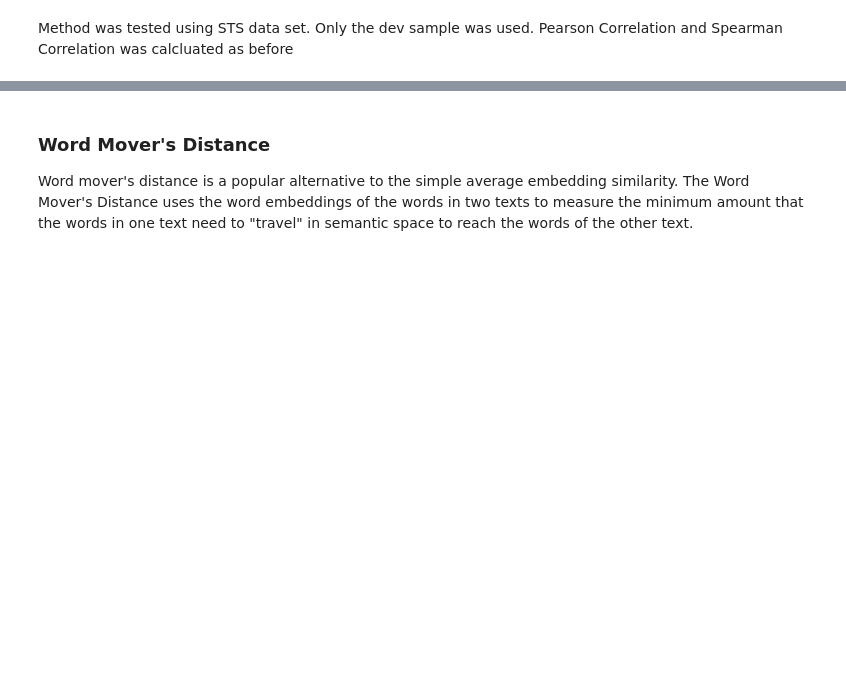
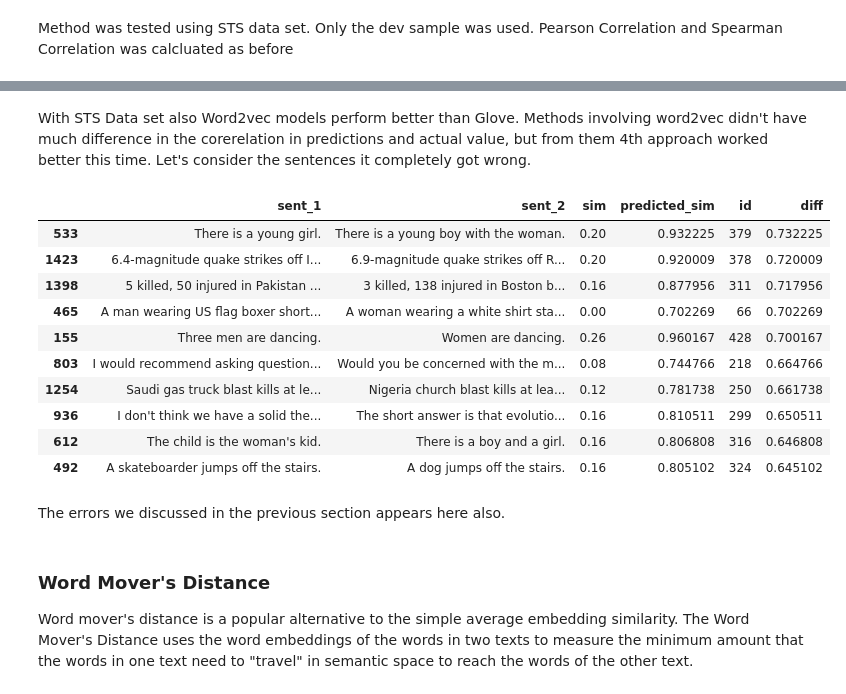
Before and after one commit to TharinduDR/Simple-Sentence-Similarity, a Jupyter notebook: Sentence Similarity.ipynb, the cells around one changed output, grey strips where cells are left out. Drawn from its saved outputs; the diff is of its cells as text; code cells hidden in the pictures; blank space fills up the shorter version.

Commit message:
005: Further Data Analysis

```diff
--- a/Sentence Similarity.ipynb
+++ b/Sentence Similarity.ipynb
@@ -164,3 +195,30 @@ for i in range(0, 8):
+# %% [markdown]
+With STS Data set also Word2vec models perform better than Glove. Methods involving word2vec didn't have much difference in the corerelation in predictions and actual value, but from them 4th approach worked better this time. Let's consider the sentences it completely got wrong.
+# %%
+import math
+import numpy as np
+
+sims, topic = run_experiment(sts_dev, benchmarks[3])
+sts_dev['predicted_sim'] = pd.Series(sims).values
+
+sts_dev["diff"] = np.sqrt((sts_dev["predicted_sim"] - sts_dev["sim"])**2)
+
+sts_dev = sts_dev.sort_values("diff", ascending=False)
+sts_dev[:10]
+# %% [output]
+|  | sent_1 | sent_2 | sim | predicted_sim | id | diff |
+| 533 | There is a young girl. | There is a young boy with the woman. | 0.20 | 0.932225 | 379 | 0.732225 |
+| 1423 | 6.4-magnitude quake strikes off I... | 6.9-magnitude quake strikes off R... | 0.20 | 0.920009 | 378 | 0.720009 |
+| 1398 | 5 killed, 50 injured in Pakistan ... | 3 killed, 138 injured in Boston b... | 0.16 | 0.877956 | 311 | 0.717956 |
+| 465 | A man wearing US flag boxer short... | A woman wearing a white shirt sta... | 0.00 | 0.702269 | 66 | 0.702269 |
+| 155 | Three men are dancing. | Women are dancing. | 0.26 | 0.960167 | 428 | 0.700167 |
+| 803 | I would recommend asking question... | Would you be concerned with the m... | 0.08 | 0.744766 | 218 | 0.664766 |
+| 1254 | Saudi gas truck blast kills at le... | Nigeria church blast kills at lea... | 0.12 | 0.781738 | 250 | 0.661738 |
+| 936 | I don't think we have a solid the... | The short answer is that evolutio... | 0.16 | 0.810511 | 299 | 0.650511 |
+| 612 | The child is the woman's kid. | There is a boy and a girl. | 0.16 | 0.806808 | 316 | 0.646808 |
+| 492 | A skateboarder jumps off the stairs. | A dog jumps off the stairs. | 0.16 | 0.805102 | 324 | 0.645102 |
+# %% [markdown]
+The errors we discussed in the previous section appears here also.
 # %% [markdown]
 ### Word Mover's Distance
 Word mover's distance is a popular alternative to the simple average embedding similarity. The Word Mover's Distance uses the word embeddings of the words in two texts to measure the minimum amount that the words in one text need to "travel" in semantic space to reach the words of the other text.
```
Also changed, not shown: parts of 13 cells of this notebook.
